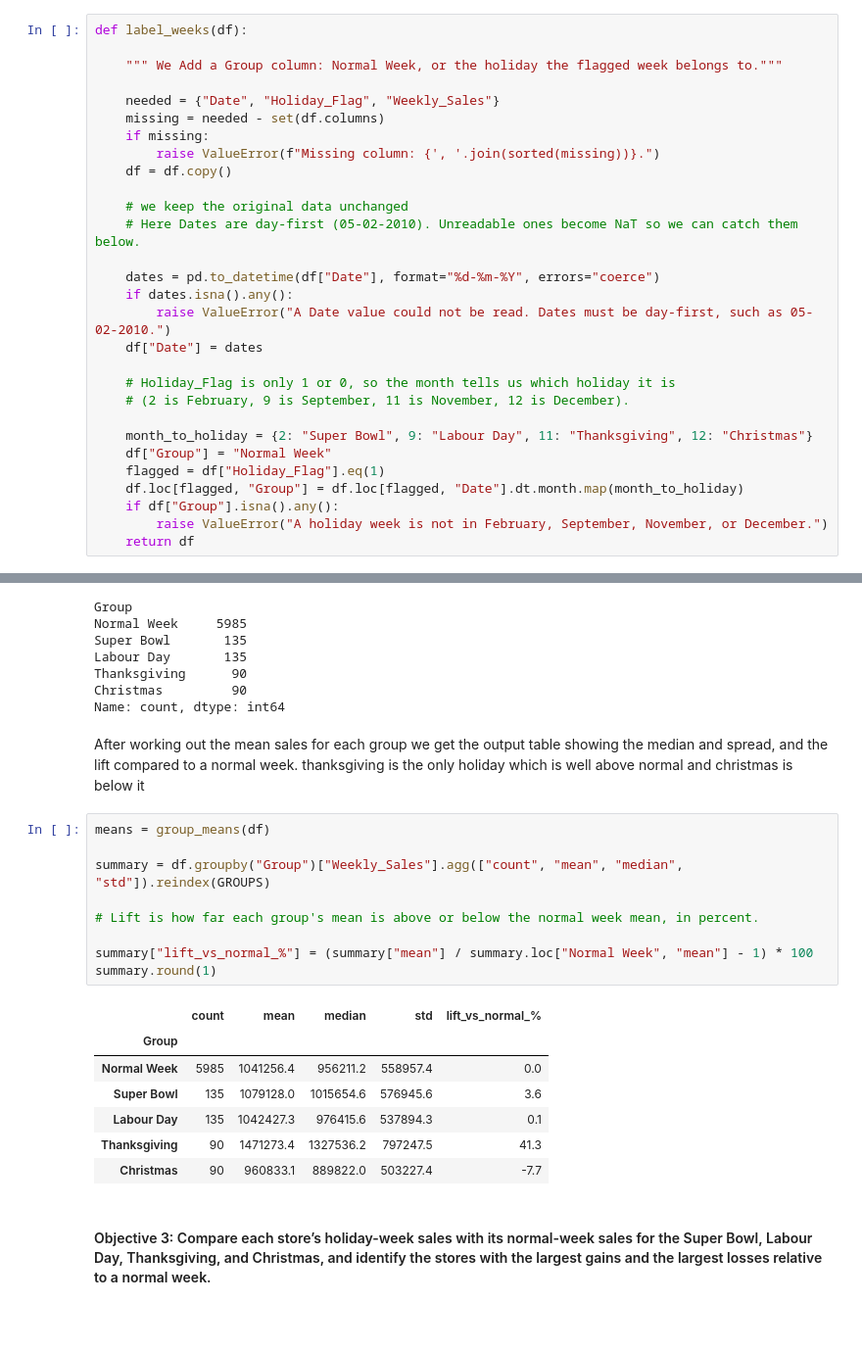
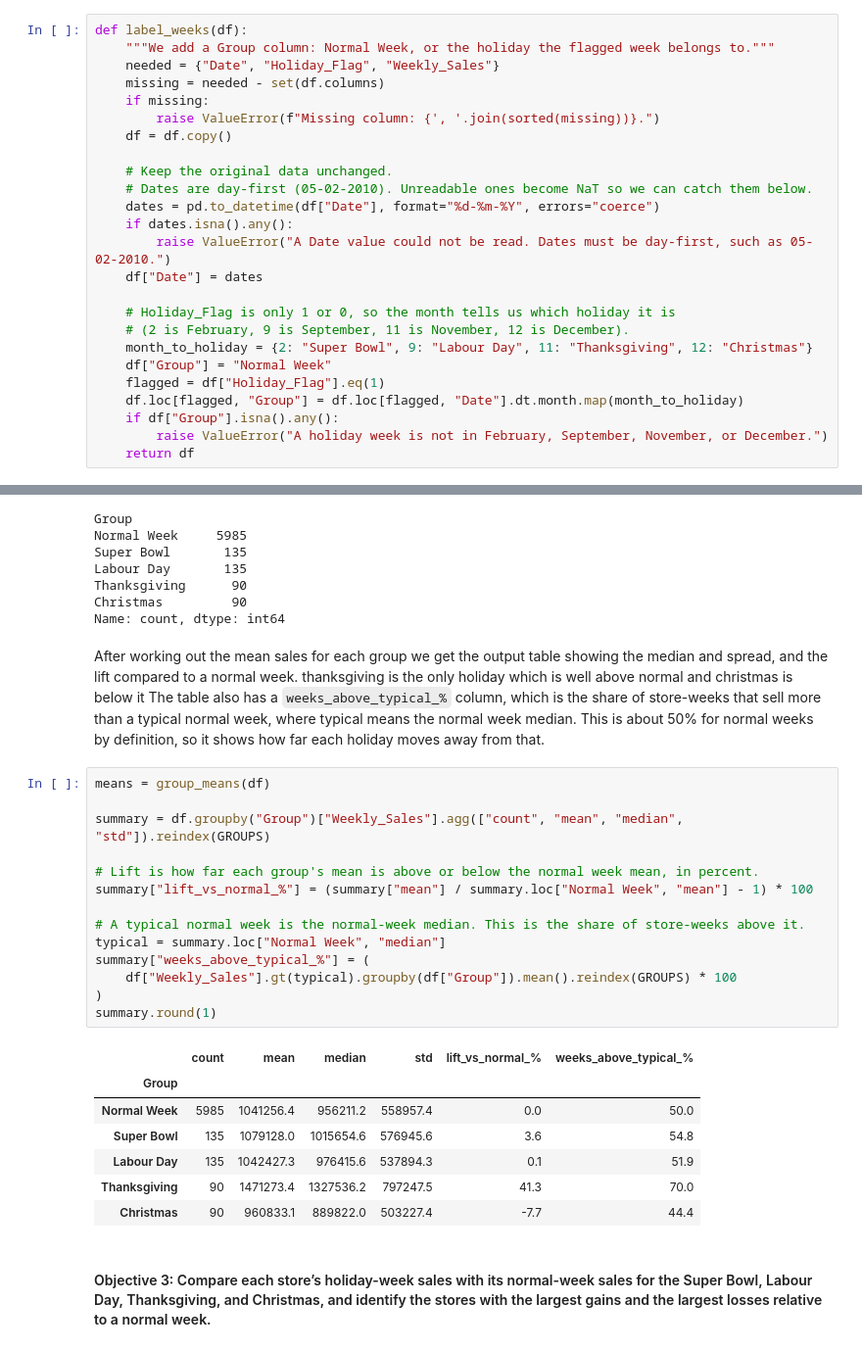
Before and after one commit to Sreehari05055/group_project, a Jupyter notebook: group_project.ipynb, the cells around one changed output, grey strips where cells are left out. Shown at 98% size. Cells and saved outputs as stored; diff of their text form; blank space fills up the shorter version.

```diff
--- a/group_project.ipynb
+++ b/group_project.ipynb
@@ -97,18 +97,15 @@ COLOURS = ["#8c8c8c", "#4c72b0", "#55a868", "#dd8452", "#c44e52"]
 Here `label_weeks` takes the raw data as input, which has a day-first `Date`, a `Holiday_Flag` of 1 or 0, and `Weekly_Sales`. It returns a copy with `Date` converted to real dates and a new `Group` column. Unflagged weeks are labelled `Normal Week`, and flagged weeks are named from the month, for example, February is the Super Bowl, and September is Labour Day. We have also set up checks for a missing column, a date that could not be read, and a flagged week outside those four months, and an error is raised if any of these occur.
 # %%
 def label_weeks(df):
-
-    """ We Add a Group column: Normal Week, or the holiday the flagged week belongs to."""
-
+    """We add a Group column: Normal Week, or the holiday the flagged week belongs to."""
     needed = {"Date", "Holiday_Flag", "Weekly_Sales"}
     missing = needed - set(df.columns)
     if missing:
         raise ValueError(f"Missing column: {', '.join(sorted(missing))}.")
     df = df.copy()
 
-    # we keep the original data unchanged
-    # Here Dates are day-first (05-02-2010). Unreadable ones become NaT so we can catch them below.
-
+    # Keep the original data unchanged.
+    # Dates are day-first (05-02-2010). Unreadable ones become NaT so we can catch them below.
     dates = pd.to_datetime(df["Date"], format="%d-%m-%Y", errors="coerce")
     if dates.isna().any():
         raise ValueError("A Date value could not be read. Dates must be day-first, such as 05-02-2010.")
@@ -116,7 +113,6 @@ def label_weeks(df):
 
     # Holiday_Flag is only 1 or 0, so the month tells us which holiday it is
     # (2 is February, 9 is September, 11 is November, 12 is December).
-
     month_to_holiday = {2: "Super Bowl", 9: "Labour Day", 11: "Thanksgiving", 12: "Christmas"}
     df["Group"] = "Normal Week"
     flagged = df["Holiday_Flag"].eq(1)
@@ -217,24 +203,29 @@ Thanksgiving      90
 Christmas         90
 Name: count, dtype: int64
 # %% [markdown]
-After working out the mean sales for each group we get the output table showing the median and spread, and the lift compared to a normal week. thanksgiving is the only holiday which is well above normal and christmas is below it
+After working out the mean sales for each group we get the output table showing the median and spread, and the lift compared to a normal week. thanksgiving is the only holiday which is well above normal and christmas is below it The table also has a `weeks_above_typical_%` column, which is the share of store-weeks that sell more than a typical normal week, where typical means the normal week median. This is about 50% for normal weeks by definition, so it shows how far each holiday moves away from that.
 # %%
 means = group_means(df)
 
 summary = df.groupby("Group")["Weekly_Sales"].agg(["count", "mean", "median", "std"]).reindex(GROUPS)
 
 # Lift is how far each group's mean is above or below the normal week mean, in percent.
+summary["lift_vs_normal_%"] = (summary["mean"] / summary.loc["Normal Week", "mean"] - 1) * 100
 
-summary["lift_vs_normal_%"] = (summary["mean"] / summary.loc["Normal Week", "mean"] - 1) * 100
+# A typical normal week is the normal-week median. This is the share of store-weeks above it.
+typical = summary.loc["Normal Week", "median"]
+summary["weeks_above_typical_%"] = (
+    df["Weekly_Sales"].gt(typical).groupby(df["Group"]).mean().reindex(GROUPS) * 100
+)
 summary.round(1)
 # %% [output]
-|  | count | mean | median | std | lift_vs_normal_% |
-| Group |  |  |  |  |  |
-| Normal Week | 5985 | 1041256.4 | 956211.2 | 558957.4 | 0.0 |
-| Super Bowl | 135 | 1079128.0 | 1015654.6 | 576945.6 | 3.6 |
-| Labour Day | 135 | 1042427.3 | 976415.6 | 537894.3 | 0.1 |
-| Thanksgiving | 90 | 1471273.4 | 1327536.2 | 797247.5 | 41.3 |
-| Christmas | 90 | 960833.1 | 889822.0 | 503227.4 | -7.7 |
+|  | count | mean | median | std | lift_vs_normal_% | weeks_above_typical_% |
+| Group |  |  |  |  |  |  |
+| Normal Week | 5985 | 1041256.4 | 956211.2 | 558957.4 | 0.0 | 50.0 |
+| Super Bowl | 135 | 1079128.0 | 1015654.6 | 576945.6 | 3.6 | 54.8 |
+| Labour Day | 135 | 1042427.3 | 976415.6 | 537894.3 | 0.1 | 51.9 |
+| Thanksgiving | 90 | 1471273.4 | 1327536.2 | 797247.5 | 41.3 | 70.0 |
+| Christmas | 90 | 960833.1 | 889822.0 | 503227.4 | -7.7 | 44.4 |
 # %% [markdown]
 #### Objective 3: Compare each store’s holiday-week sales with its normal-week sales for the Super Bowl, Labour Day, Thanksgiving, and Christmas, and identify the stores with the largest gains and the largest losses relative to a normal week.
 # %% [markdown]
```
Also changed, not shown: parts of 11 cells of this notebook, 1 other file.
